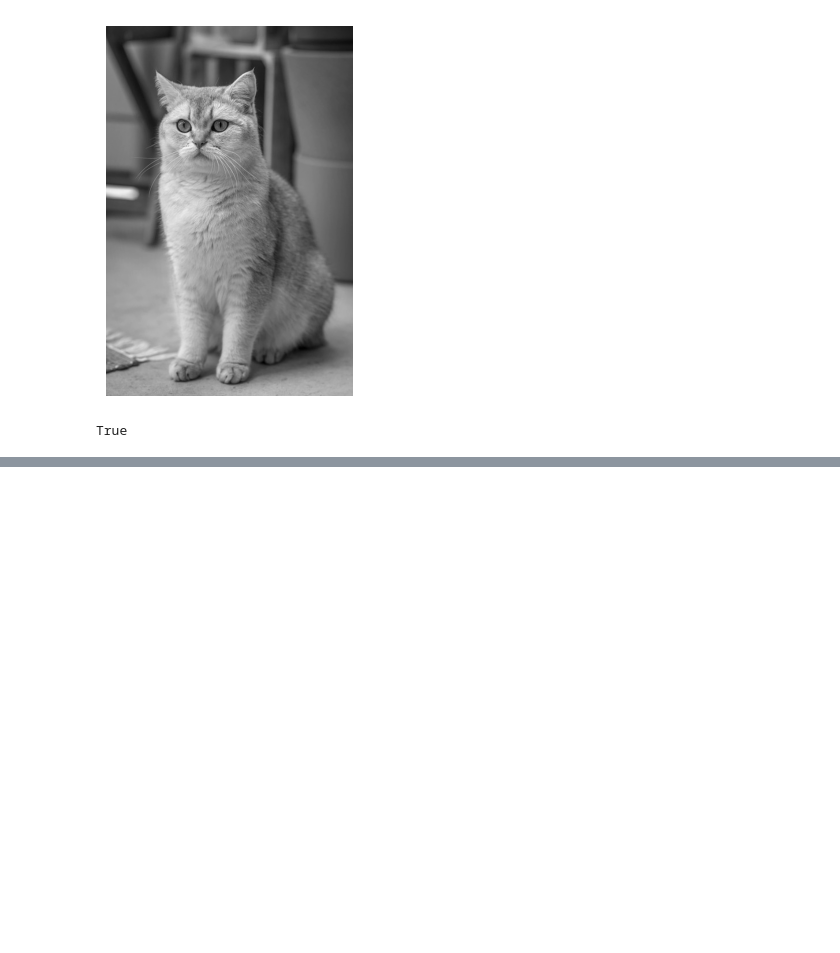
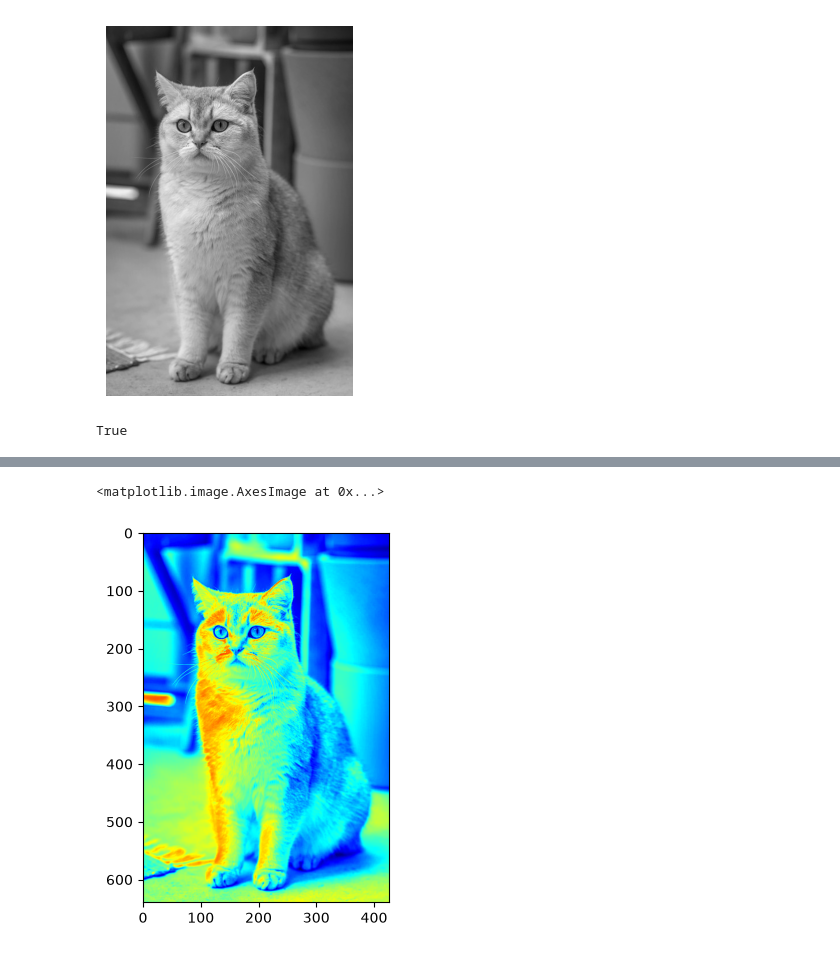
Before and after one commit to Moizah1/Deep-Learning-Projects, a Jupyter notebook: Learning Processing Image/Processing_image.ipynb, the cells around one changed output, grey strips where cells are left out. Cells and saved outputs as stored; diff of their text form; code cells hidden in the pictures; blank space fills up the shorter version.

```diff
--- a/Learning Processing Image/Processing_image.ipynb
+++ b/Learning Processing Image/Processing_image.ipynb
@@ -121,0 +141,9 @@ True
+# %%
+colored = cv2.applyColorMap(gray, cv2.COLORMAP_JET)
+# %%
+colored_rgb = cv2.cvtColor(colored, cv2.COLOR_BGR2RGB)
+# %%
+plt.imshow(colored_rgb)
+# %% [output]
+<matplotlib.image.AxesImage at 0x...>
+[figure, added]
```
Also changed, not shown: parts of 7 cells of this notebook.
